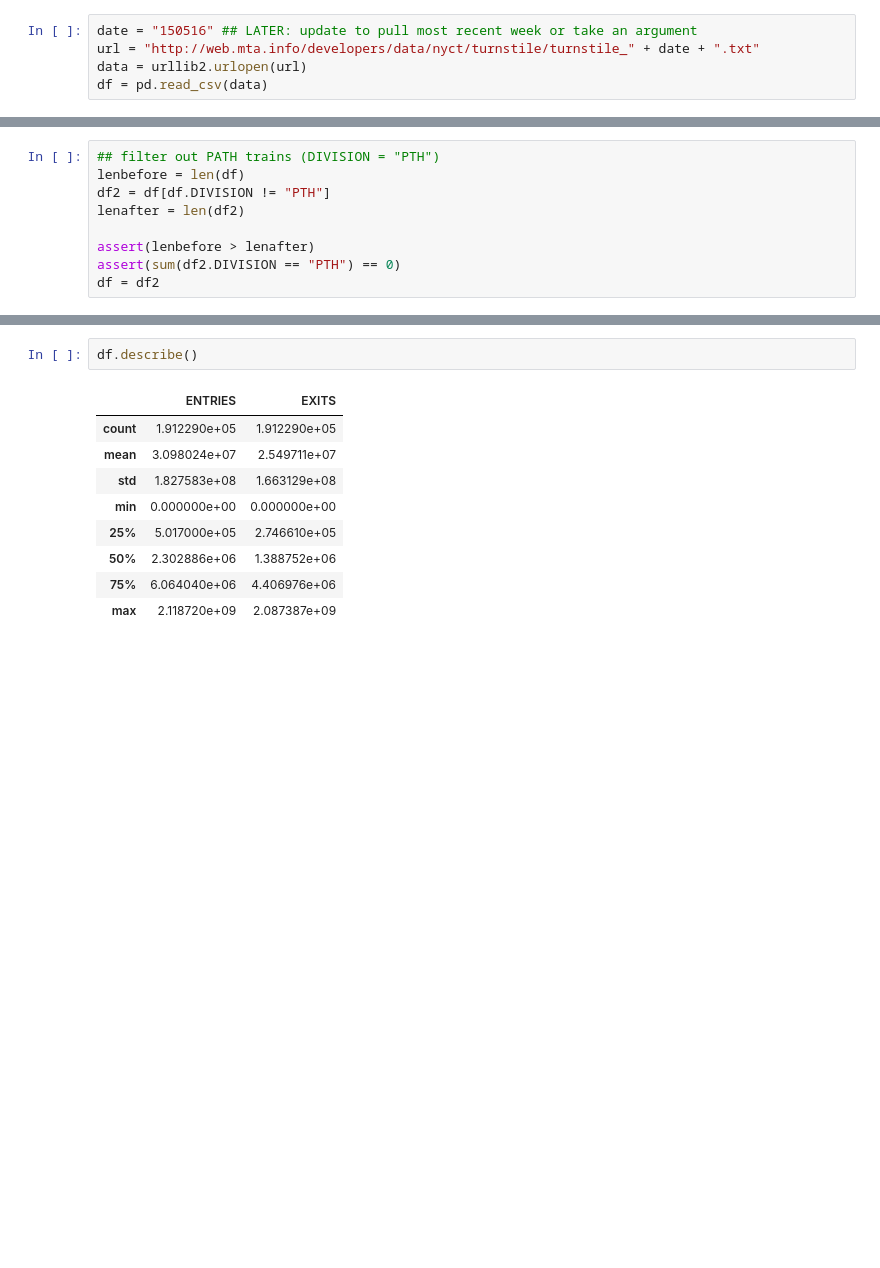
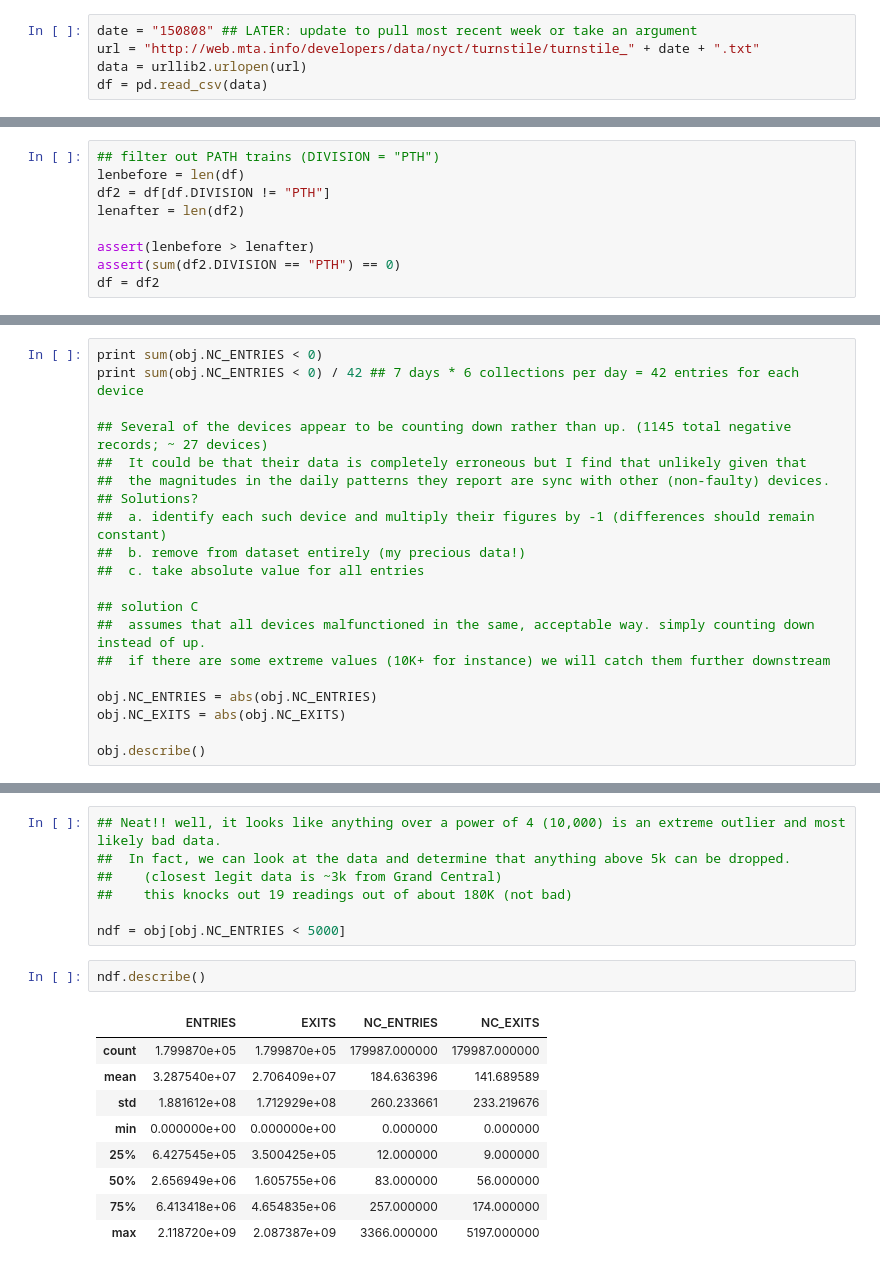
Before and after one commit to jeffhudson/misc_projects, a Jupyter notebook: mta_ridership/MTA_Ridership.ipynb, the cells around one changed output, grey strips where cells are left out. Cells and saved outputs as stored; diff of their text form; blank space fills up the shorter version.

Commit message:
finished data cleaning process

```diff
--- a/mta_ridership/MTA_Ridership.ipynb
+++ b/mta_ridership/MTA_Ridership.ipynb
@@ -5,7 +5,7 @@ import matplotlib.pyplot as plt
 import urllib2
 % matplotlib inline
 # %%
-date = "150516" ## LATER: update to pull most recent week or take an argument
+date = "150808" ## LATER: update to pull most recent week or take an argument
 url = "http://web.mta.info/developers/data/nyct/turnstile/turnstile_" + date + ".txt"
 data = urllib2.urlopen(url)
 df = pd.read_csv(data)
@@ -127,0 +119,20 @@ obj[obj.NC_ENTRIES < 0]
+# %%
+print sum(obj.NC_ENTRIES < 0)
+print sum(obj.NC_ENTRIES < 0) / 42 ## 7 days * 6 collections per day = 42 entries for each device
+
+## Several of the devices appear to be counting down rather than up. (1145 total negative records; ~ 27 devices)
+##  It could be that their data is completely erroneous but I find that unlikely given that
+##  the magnitudes in the daily patterns they report are sync with other (non-faulty) devices.
+## Solutions?
+##  a. identify each such device and multiply their figures by -1 (differences should remain constant)
+##  b. remove from dataset entirely (my precious data!)
+##  c. take absolute value for all entries
+
+## solution C
+##  assumes that all devices malfunctioned in the same, acceptable way. simply counting down instead of up.
+##  if there are some extreme values (10K+ for instance) we will catch them further downstream
+
+obj.NC_ENTRIES = abs(obj.NC_ENTRIES)
+obj.NC_EXITS = abs(obj.NC_EXITS)
+
+obj.describe()
@@ -128,12 +185,19 @@ obj[obj.NC_ENTRIES < 0]
+# %%
+## Neat!! well, it looks like anything over a power of 4 (10,000) is an extreme outlier and most likely bad data.
+##  In fact, we can look at the data and determine that anything above 5k can be dropped.
+##    (closest legit data is ~3k from Grand Central)
+##    this knocks out 19 readings out of about 180K (not bad)
+
+ndf = obj[obj.NC_ENTRIES < 5000]
 # %%
-df.describe()
+ndf.describe()
 # %% [output]
-|  | ENTRIES | EXITS |
-| count | 1.912290e+05 | 1.912290e+05 |
-| mean | 3.098024e+07 | 2.549711e+07 |
-| std | 1.827583e+08 | 1.663129e+08 |
-| min | 0.000000e+00 | 0.000000e+00 |
-| 25% | 5.017000e+05 | 2.746610e+05 |
-| 50% | 2.302886e+06 | 1.388752e+06 |
-| 75% | 6.064040e+06 | 4.406976e+06 |
-| max | 2.118720e+09 | 2.087387e+09 |
+|  | ENTRIES | EXITS | NC_ENTRIES | NC_EXITS |
+| count | 1.799870e+05 | 1.799870e+05 | 179987.000000 | 179987.000000 |
+| mean | 3.287540e+07 | 2.706409e+07 | 184.636396 | 141.689589 |
+| std | 1.881612e+08 | 1.712929e+08 | 260.233661 | 233.219676 |
+| min | 0.000000e+00 | 0.000000e+00 | 0.000000 | 0.000000 |
+| 25% | 6.427545e+05 | 3.500425e+05 | 12.000000 | 9.000000 |
+| 50% | 2.656949e+06 | 1.605755e+06 | 83.000000 | 56.000000 |
+| 75% | 6.413418e+06 | 4.654835e+06 | 257.000000 | 174.000000 |
+| max | 2.118720e+09 | 2.087387e+09 | 3366.000000 | 5197.000000 |
```
Also changed, not shown: parts of 9 cells of this notebook.
